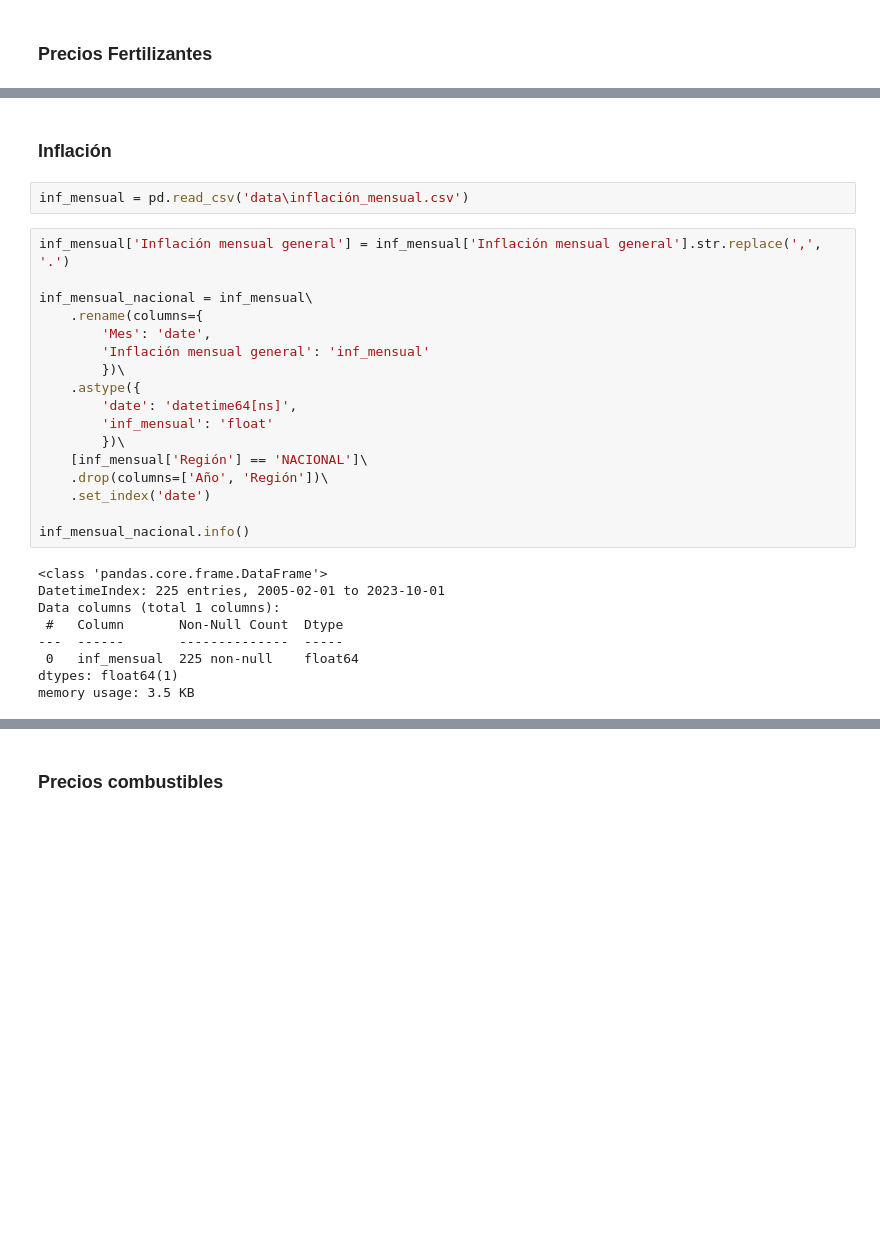
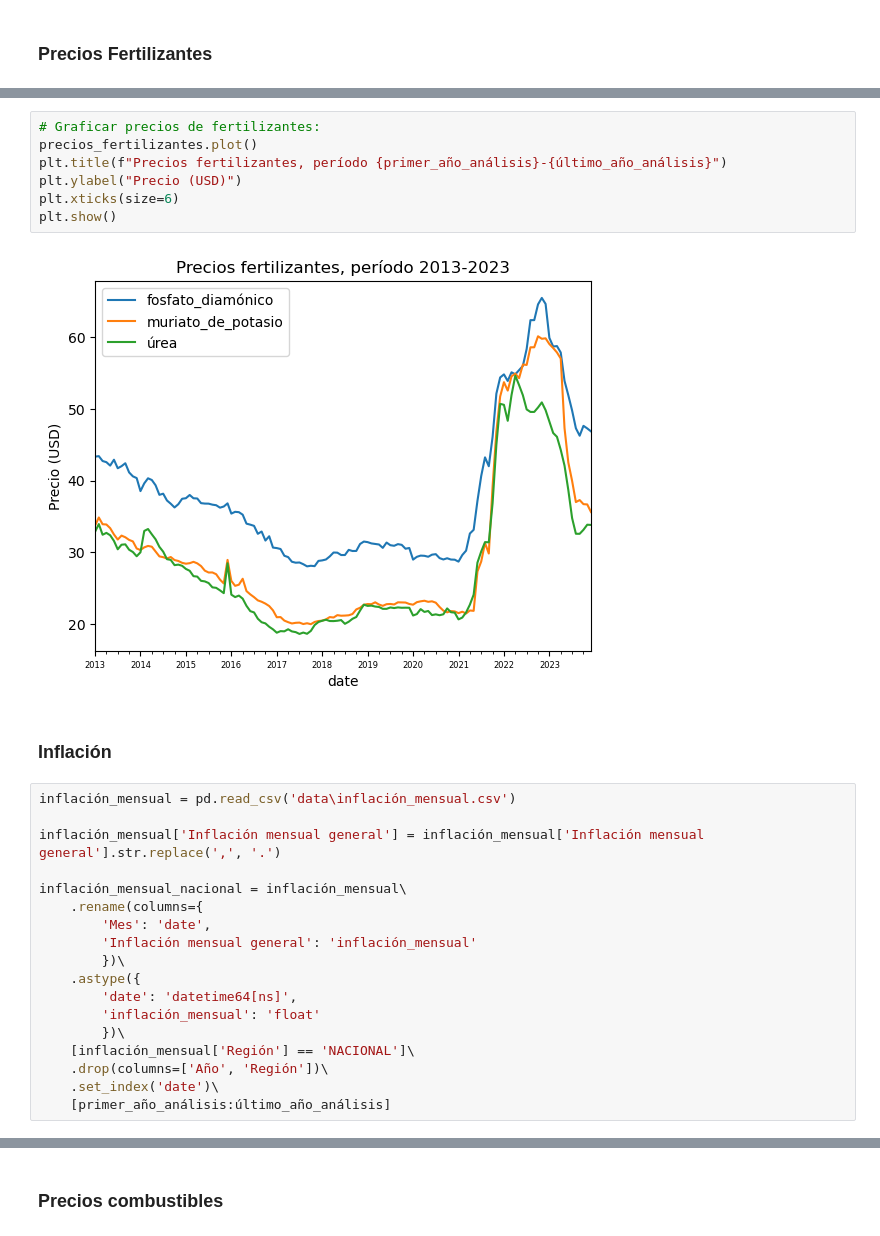
Before and after one commit to IFTrejoM/time-series-fertilizer-price-predictor, a Jupyter notebook: web_scrapping.ipynb, the cells around one changed output, grey strips where cells are left out. Cells and saved outputs as stored; diff of their text form; blank space fills up the shorter version.

```diff
--- a/web_scrapping.ipynb
+++ b/web_scrapping.ipynb
@@ -20,31 +25,30 @@ plt.show()
+# %%
+# Graficar precios de fertilizantes:
+precios_fertilizantes.plot()
+plt.title(f"Precios fertilizantes, período {primer_año_análisis}-{último_año_análisis}")
+plt.ylabel("Precio (USD)")
+plt.xticks(size=6)
+plt.show()
+# %% [output]
+[figure, added]
 # %% [markdown]
 ### Inflación
-# %%
-inf_mensual = pd.read_csv('data\inflación_mensual.csv')
 # %%
-inf_mensual['Inflación mensual general'] = inf_mensual['Inflación mensual general'].str.replace(',', '.')
+inflación_mensual = pd.read_csv('data\inflación_mensual.csv')
 
-inf_mensual_nacional = inf_mensual\
+inflación_mensual['Inflación mensual general'] = inflación_mensual['Inflación mensual general'].str.replace(',', '.')
+
+inflación_mensual_nacional = inflación_mensual\
     .rename(columns={
         'Mes': 'date',
-        'Inflación mensual general': 'inf_mensual'
+        'Inflación mensual general': 'inflación_mensual'
         })\
     .astype({
         'date': 'datetime64[ns]',
-        'inf_mensual': 'float'
+        'inflación_mensual': 'float'
         })\
-    [inf_mensual['Región'] == 'NACIONAL']\
+    [inflación_mensual['Región'] == 'NACIONAL']\
     .drop(columns=['Año', 'Región'])\
-    .set_index('date')
-
-inf_mensual_nacional.info()
+    .set_index('date')\
+    [primer_año_análisis:último_año_análisis]
-# %% [output]
-<class 'pandas.core.frame.DataFrame'>
-DatetimeIndex: 225 entries, 2005-02-01 to 2023-10-01
-Data columns (total 1 columns):
- #   Column       Non-Null Count  Dtype
----  ------       --------------  -----
- 0   inf_mensual  225 non-null    float64
-dtypes: float64(1)
-memory usage: 3.5 KB
 # %%
```
Also changed, not shown: parts of 25 cells of this notebook, 6 other files.
